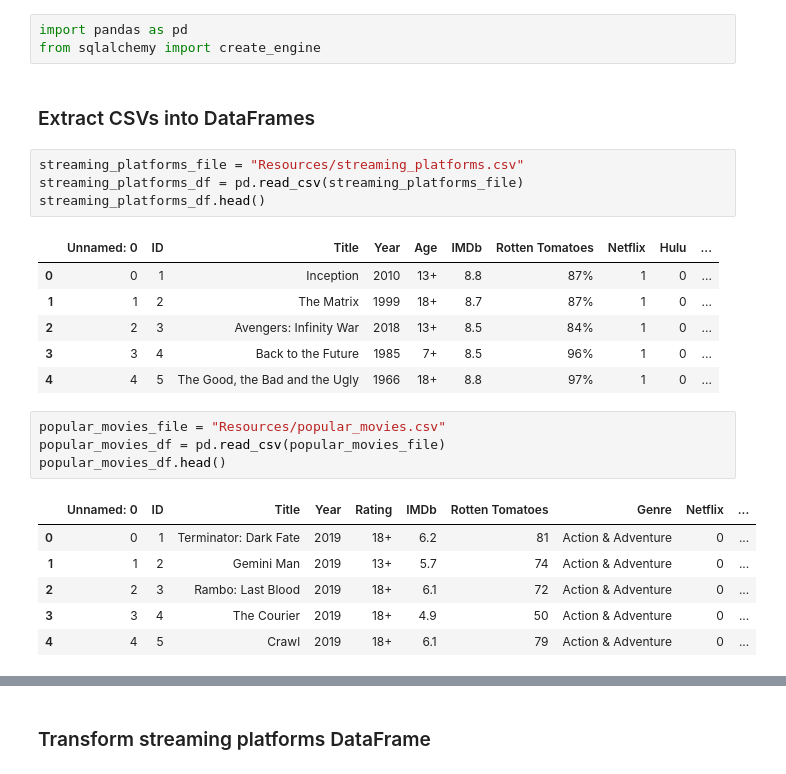
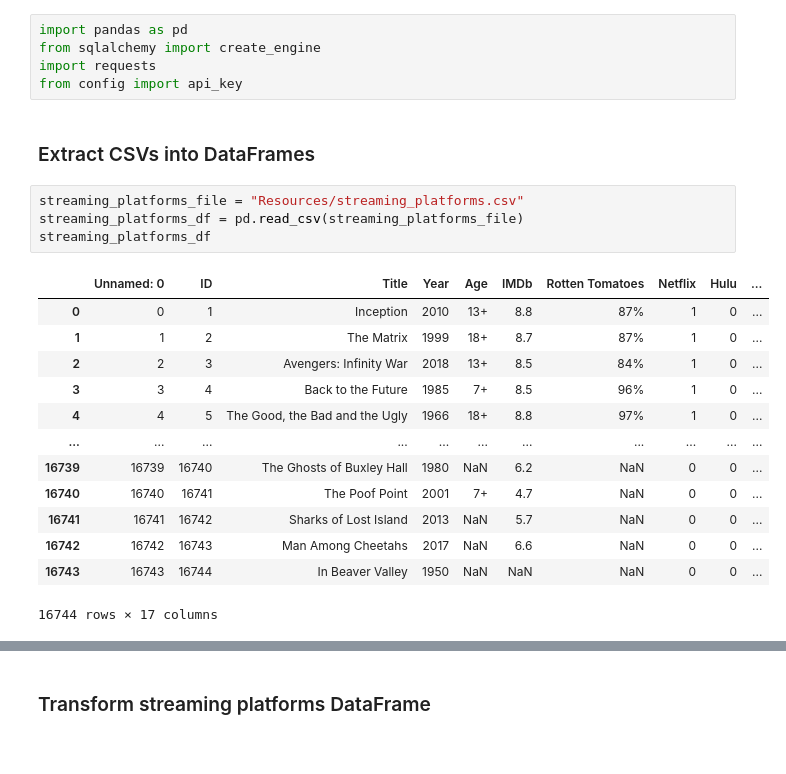
Before and after one commit to Kswartz11/Group_9_ETL-Project, a Jupyter notebook: Grp_9_ETL_main.ipynb, the cells around one changed output, grey strips where cells are left out. Saved outputs shown, nothing was run; the diff lists cells and outputs as text.

```diff
--- a/Grp_9_ETL_main.ipynb
+++ b/Grp_9_ETL_main.ipynb
@@ -1,27 +1,25 @@
 # %%
 import pandas as pd
 from sqlalchemy import create_engine
+import requests
+from config import api_key
 # %% [markdown]
 ### Extract CSVs into DataFrames
 # %%
 streaming_platforms_file = "Resources/streaming_platforms.csv"
 streaming_platforms_df = pd.read_csv(streaming_platforms_file)
-streaming_platforms_df.head()
+streaming_platforms_df
 # %% [output]
 |  | Unnamed: 0 | ID | Title | Year | Age | IMDb | Rotten Tomatoes | Netflix | Hulu | ... |
 | 0 | 0 | 1 | Inception | 2010 | 13+ | 8.8 | 87% | 1 | 0 | ... |
 | 1 | 1 | 2 | The Matrix | 1999 | 18+ | 8.7 | 87% | 1 | 0 | ... |
 | 2 | 2 | 3 | Avengers: Infinity War | 2018 | 13+ | 8.5 | 84% | 1 | 0 | ... |
 | 3 | 3 | 4 | Back to the Future | 1985 | 7+ | 8.5 | 96% | 1 | 0 | ... |
 | 4 | 4 | 5 | The Good, the Bad and the Ugly | 1966 | 18+ | 8.8 | 97% | 1 | 0 | ... |
+| ... | ... | ... | ... | ... | ... | ... | ... | ... | ... | ... |
+| 16739 | 16739 | 16740 | The Ghosts of Buxley Hall | 1980 | NaN | 6.2 | NaN | 0 | 0 | ... |
+| 16740 | 16740 | 16741 | The Poof Point | 2001 | 7+ | 4.7 | NaN | 0 | 0 | ... |
+| 16741 | 16741 | 16742 | Sharks of Lost Island | 2013 | NaN | 5.7 | NaN | 0 | 0 | ... |
+| 16742 | 16742 | 16743 | Man Among Cheetahs | 2017 | NaN | 6.6 | NaN | 0 | 0 | ... |
+| 16743 | 16743 | 16744 | In Beaver Valley | 1950 | NaN | NaN | NaN | 0 | 0 | ... |
+16744 rows × 17 columns
-# %%
-popular_movies_file = "Resources/popular_movies.csv"
-popular_movies_df = pd.read_csv(popular_movies_file)
-popular_movies_df.head()
-# %% [output]
-|  | Unnamed: 0 | ID | Title | Year | Rating | IMDb | Rotten Tomatoes | Genre | Netflix | ... |
-| 0 | 0 | 1 | Terminator: Dark Fate | 2019 | 18+ | 6.2 | 81 | Action & Adventure | 0 | ... |
-| 1 | 1 | 2 | Gemini Man | 2019 | 13+ | 5.7 | 74 | Action & Adventure | 0 | ... |
-| 2 | 2 | 3 | Rambo: Last Blood | 2019 | 18+ | 6.1 | 72 | Action & Adventure | 0 | ... |
-| 3 | 3 | 4 | The Courier | 2019 | 18+ | 4.9 | 50 | Action & Adventure | 0 | ... |
-| 4 | 4 | 5 | Crawl | 2019 | 18+ | 6.1 | 79 | Action & Adventure | 0 | ... |
```
Also changed, not shown: parts of 8 cells of this notebook, 1 other file.
